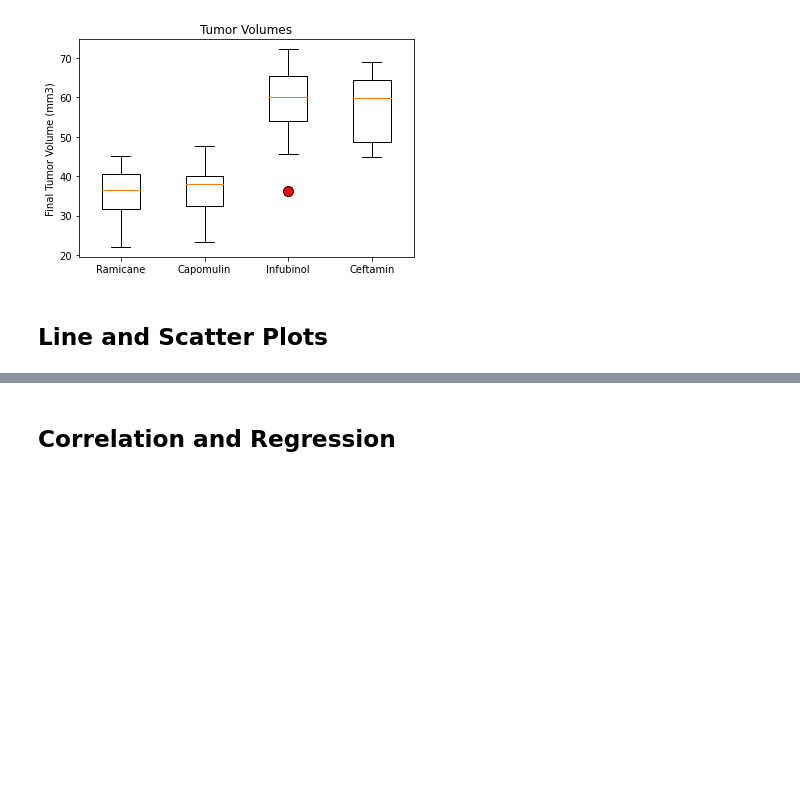
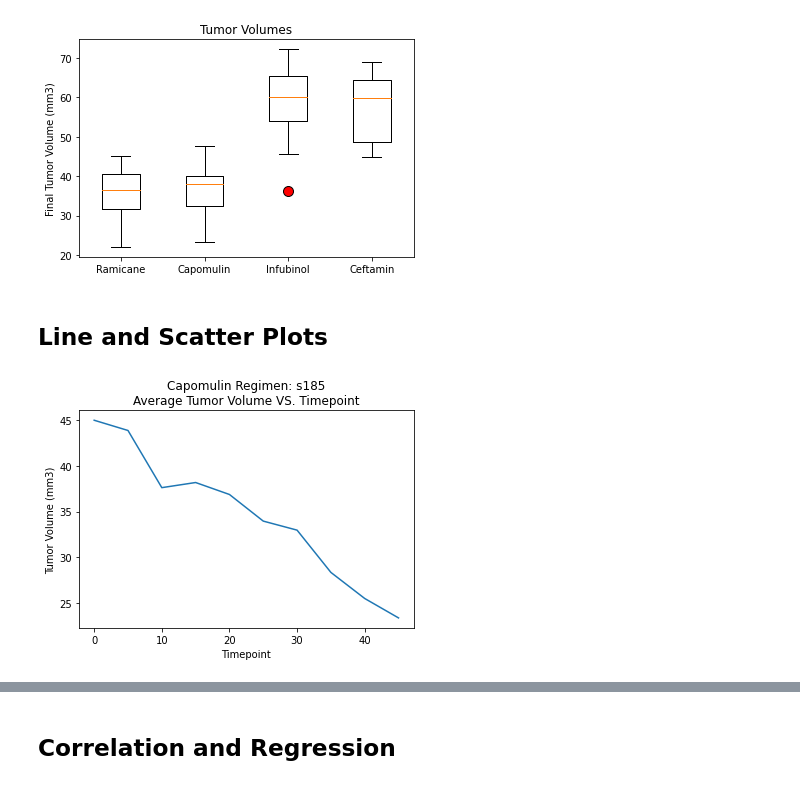
Before and after one commit to pammeyer80/matplotlib-challenge, a Jupyter notebook: Pymaceuticals/pymaceuticals_starter.ipynb, the cells around one changed output, grey strips where cells are left out. Drawn from its saved outputs; the diff is of its cells as text; code cells hidden in the pictures; blank space fills up the shorter version.

Commit message:
add line, scatter and linear regression

```diff
--- a/Pymaceuticals/pymaceuticals_starter.ipynb
+++ b/Pymaceuticals/pymaceuticals_starter.ipynb
@@ -293,0 +290,16 @@ plt.show()
+# %%
+# Generate a line plot of tumor volume vs. time point for a mouse treated with Capomulin
+capomulin_results_df = mouse_results_df.loc[(mouse_results_df["Drug Regimen"]=="Capomulin"),:]
+mouse = "s185"
+s185_results_df = mouse_results_df.loc[(mouse_results_df["Mouse ID"]==mouse),:]
+
+x_axis = s185_results_df["Timepoint"]
+y_axis = s185_results_df["Tumor Volume (mm3)"]
+
+plt.plot(x_axis, y_axis)
+plt.ylabel("Tumor Volume (mm3)")
+plt.xlabel("Timepoint")
+plt.title(f"Capomulin Regimen: {mouse}\nAverage Tumor Volume VS. Timepoint")
+plt.show()
+# %% [output]
+[figure, added]
```
Also changed, not shown: parts of 6 cells of this notebook.
